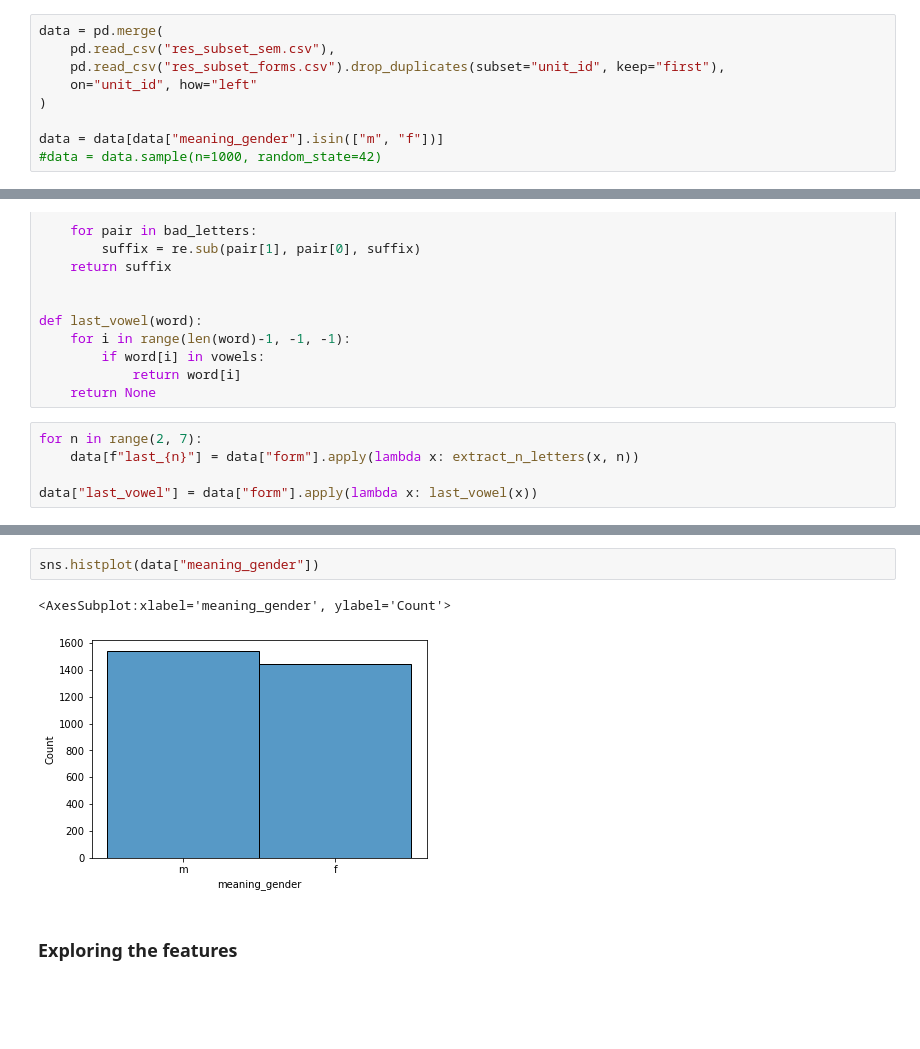
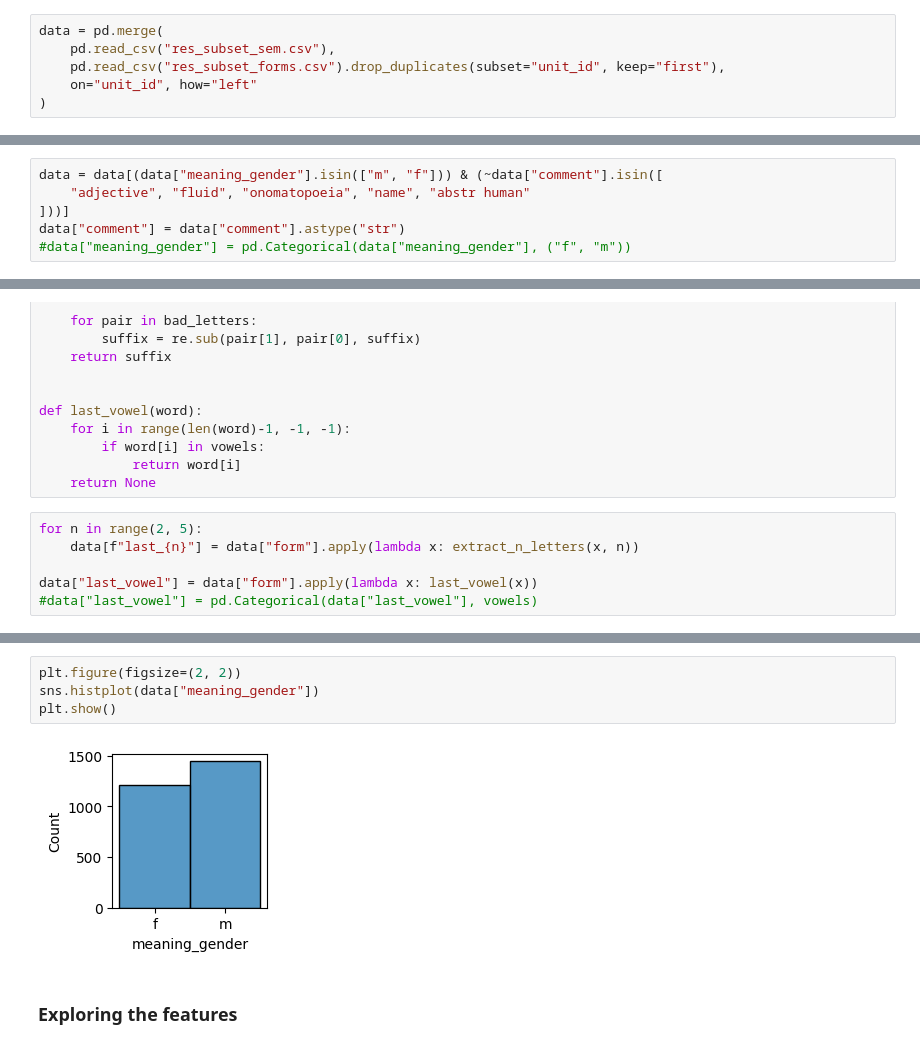
Before and after one commit to mashakrivolap/Coursework2024shughnigender, a Jupyter notebook: Predicting the Gender Category for Shughni Nouns Using Machine Learning Methods.ipynb, the cells around one changed output, grey strips where cells are left out. Saved outputs shown, nothing was run; the diff lists cells and outputs as text; blank space fills up the shorter version.

```diff
--- a/Predicting the Gender Category for Shughni Nouns Using Machine Learning Methods.ipynb
+++ b/Predicting the Gender Category for Shughni Nouns Using Machine Learning Methods.ipynb
@@ -39,6 +39,3 @@ data = pd.merge(
     pd.read_csv("res_subset_forms.csv").drop_duplicates(subset="unit_id", keep="first"),
     on="unit_id", how="left"
 )
-
-data = data[data["meaning_gender"].isin(["m", "f"])]
-#data = data.sample(n=1000, random_state=42)
@@ -47,3 +55,9 @@ data = data[data["meaning_gender"].isin(["m", "f"])]
+# %%
+data = data[(data["meaning_gender"].isin(["m", "f"])) & (~data["comment"].isin([
+    "adjective", "fluid", "onomatopoeia", "name", "abstr human"
+]))]
+data["comment"] = data["comment"].astype("str")
+#data["meaning_gender"] = pd.Categorical(data["meaning_gender"], ("f", "m"))
 # %%
 tuned_params = {}
 
@@ -89,9 +110,10 @@ def last_vowel(word):
             return word[i]
     return None
 # %%
-for n in range(2, 7):
+for n in range(2, 5):
     data[f"last_{n}"] = data["form"].apply(lambda x: extract_n_letters(x, n))
 
 data["last_vowel"] = data["form"].apply(lambda x: last_vowel(x))
+#data["last_vowel"] = pd.Categorical(data["last_vowel"], vowels)
 # %%
 data.head(5)
@@ -106,8 +129,9 @@ data.head(5)
 # %%
+plt.figure(figsize=(2, 2))
 sns.histplot(data["meaning_gender"])
+plt.show()
 # %% [output]
-<AxesSubplot:xlabel='meaning_gender', ylabel='Count'>
-[figure, old version]
+[figure, new version]
 # %% [markdown]
 ### Exploring the features
 # %% [markdown]
```
Also changed, not shown: parts of 70 cells of this notebook.
